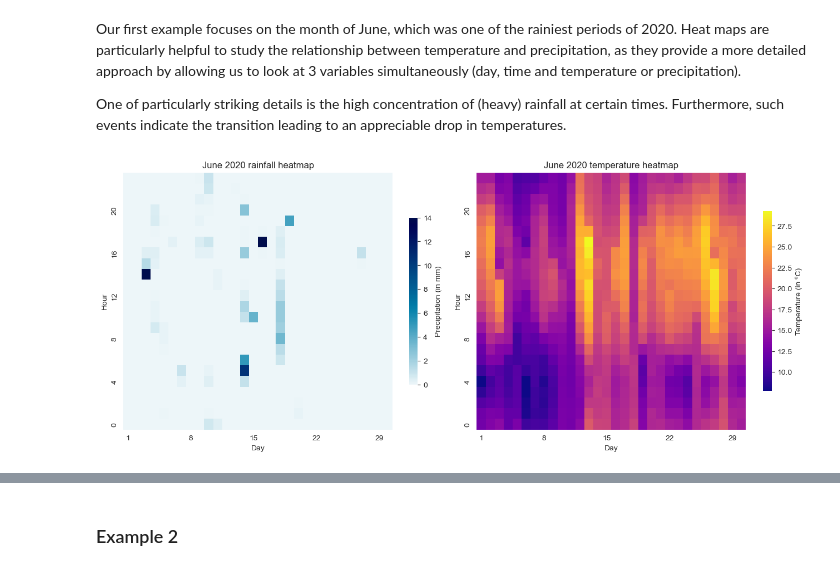
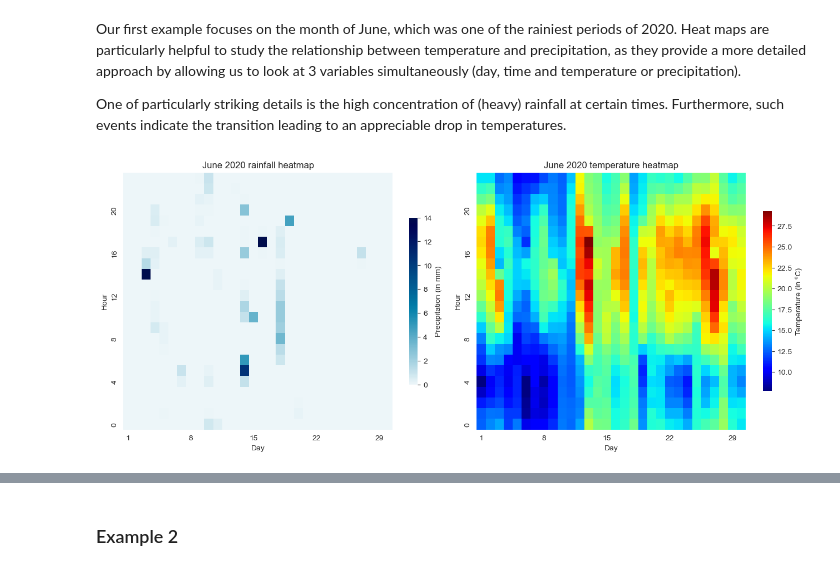
Before and after one commit to achrafkr/Data-Visualization, a Jupyter notebook: Notebooks/Weather_analysis.ipynb, the cells around one changed output, grey strips where cells are left out. Cells and saved outputs as stored; diff of their text form; code cells hidden in the pictures.

```diff
--- a/Notebooks/Weather_analysis.ipynb
+++ b/Notebooks/Weather_analysis.ipynb
@@ -59,6 +60,9 @@ data['month'] = data.date.dt.month.values
 data['day'] = data.date.dt.day.values
 data['day_nb'] = data.date.dt.dayofyear.values
 data.drop(52695, inplace=True)
+
+months = {1: 'January', 2: 'February', 3: 'March', 4: 'April', 5: 'May', 6: 'June', 7: 'July', 8: 'August', 9: 'September',
+          10: 'October', 11: 'November', 12: 'December'}
 # %% [markdown]
 <a id="ridge"></a>
 ## Ridge Plot
@@ -268,18 +272,20 @@ These techniques are employed exclusively with quantitative variables, and their
 In this particular case, the variables will be selected on the basis of two distinctive purposes. Consequently, the initial step will be to identify the variables that are pertinent to each objective.
 # %%
 # Extracting data into temporal dataframes
-df_tmp = data.query("month==6").copy()
+month = 6
+df_tmp = data.query(f"month=={month}").copy()
 df_tmp['hour'] = df_tmp.date.dt.hour.values
+n_days = len(df_tmp.day.unique())
 df_tmp = df_tmp.groupby(['day', 'hour'])[['rain', 'T']].sum()
 
-rainfall = np.zeros((24, 30))
-heat = np.zeros((24, 30))
-for i in range(1, 31):
+rainfall = np.zeros((24, n_days))
+heat = np.zeros((24, n_days))
+for i in range(1, n_days + 1):
     rainfall[:, i-1] = df_tmp.rain.loc[i].values.reshape(-1)
     heat[:, i-1] = df_tmp['T'].loc[i].values.reshape(-1)/6
 
-rainfall = pd.DataFrame(rainfall, columns=range(1, 31), index=range(24))
-heat = pd.DataFrame(heat, columns=range(1, 31), index=range(24))
+rainfall = pd.DataFrame(rainfall, columns=range(1, n_days + 1), index=range(24))
+heat = pd.DataFrame(heat, columns=range(1, n_days + 1), index=range(24))
 
 #del df_tmp
 # %%
@@ -298,20 +304,20 @@ One of particularly striking details is the high concentration of (heavy) rainfa
 # %%
 %%time
 fig, ax = plt.subplots(1, 2, figsize=(16, 6))
 fig.subplots_adjust(wspace=0.05)
 # Rainfall heatmap
 sns.heatmap(rainfall, vmax=14, cmap=custom_cmap, cbar_kws=dict(shrink=.65, label="Precipitation (in mm)"), ax=ax[0])
 # Tempearture heatmap
-sns.heatmap(heat, cmap='plasma', cbar_kws=dict(shrink=.7, label="Temperature (in ºC)"), ax=ax[1])
+sns.heatmap(heat, cmap='jet', cbar_kws=dict(shrink=.7, label="Temperature (in ºC)"), ax=ax[1])
 
 for ax_, title in zip(ax.ravel(), ['rainfall', 'temperature']):
-    ax_.set_title("June 2020 {} heatmap".format(title), fontsize=12)
-    ax_.set_xticks(ticks=np.arange(0, 30, 7)+0.5, labels=range(1, 31, 7), rotation=0)
+    ax_.set_title("{} 2020 {} heatmap".format(months[month], title), fontsize=12)
+    ax_.set_xticks(ticks=np.arange(0, n_days, 7)+0.5, labels=range(1, n_days + 1, 7), rotation=0)
     ax_.set_yticks(ticks=np.arange(0, 23, 4)+0.5, labels=range(0, 23, 4))
     ax_.invert_yaxis()
     ax_.set_ylabel("Hour")
     ax_.set_xlabel("Day")
 
 plt.show()
 # %% [output]
-[figure, old version]
+[figure, new version]
```
Also changed, not shown: parts of 34 cells of this notebook.
